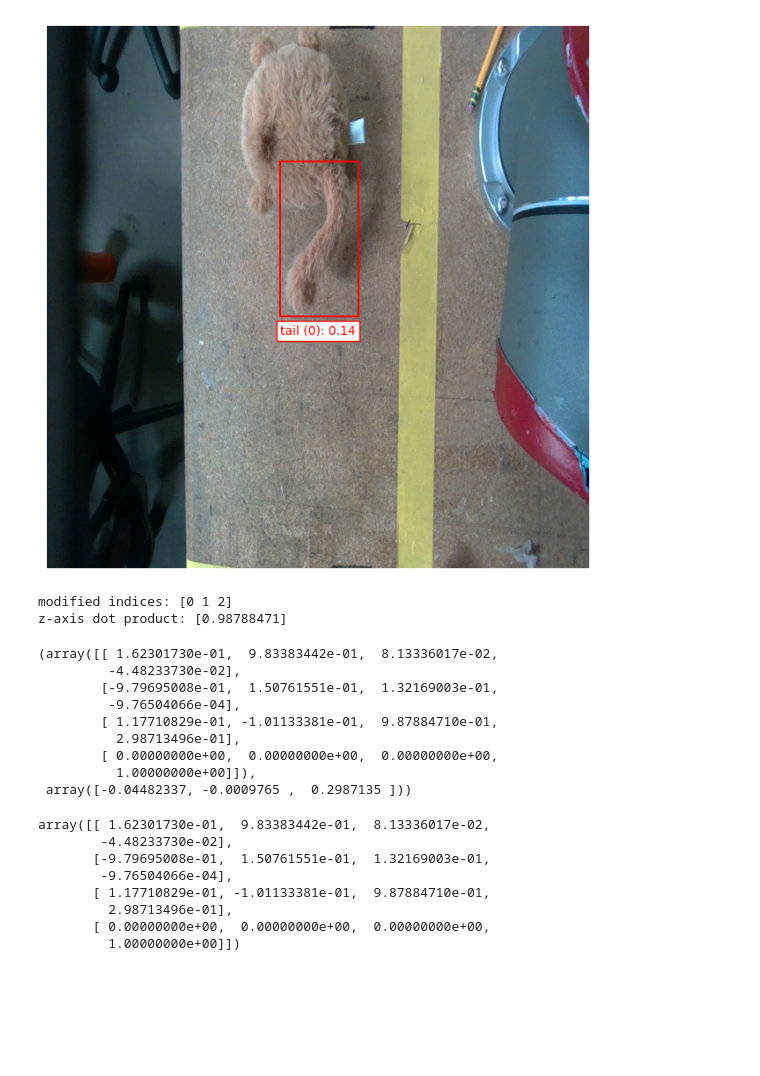
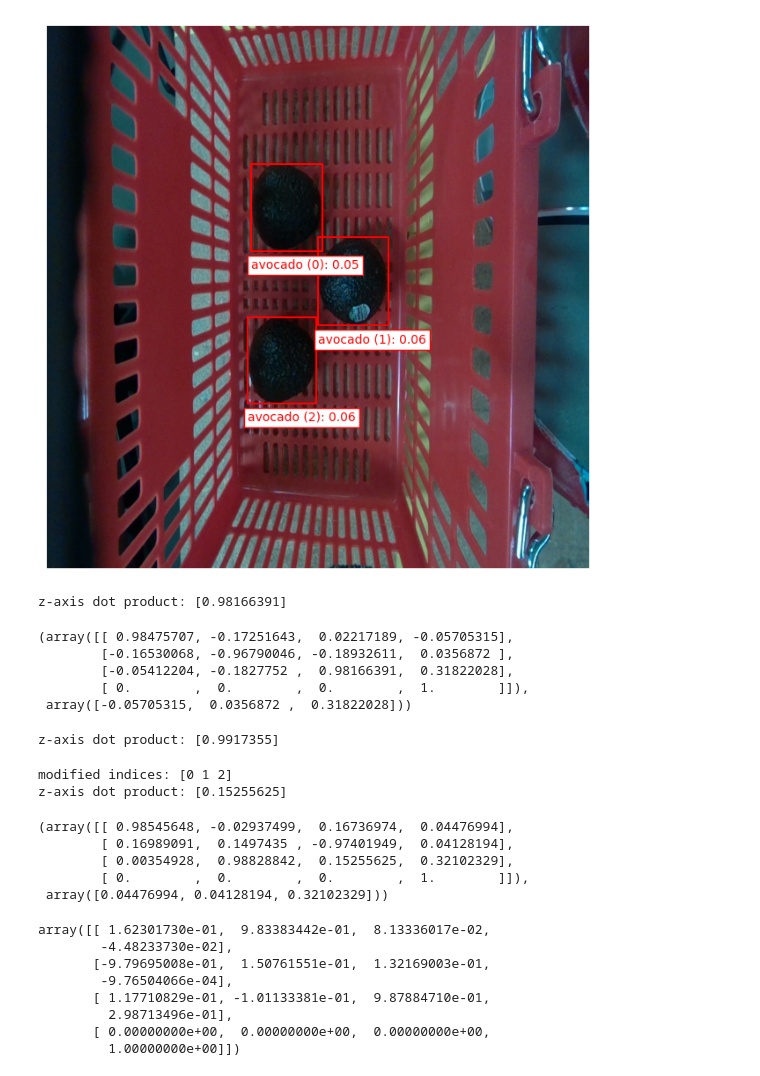
Before and after one commit to correlllab/MAGPIE, a Jupyter notebook: open_grasp.ipynb, the cells around one changed output. Drawn from its saved outputs; the diff is of its cells as text; code cells hidden in the pictures; blank space fills up the shorter version.

```diff
--- a/open_grasp.ipynb
+++ b/open_grasp.ipynb
@@ -21,23 +21,23 @@ mask_sam = MaskSAM(ckpt)
 # %%
 p, rgbd_image = rsc.getPCD()
 image = np.array(rgbd_image.color)
 queries = ["a photo of an apple", "a photo of a lemon", "a photo of a lime", "a photo of a pear", "a photo of a onion"]
 queries = ["a photo of an blue cylindrical container", "a photo of a small red cubic block", "a photo of a screwdriver handle" ]
 queries = ["a photo of a black student ID card", "a photo of a small orange fruit", "a photo of a small plastic bag"]
 queries = ["a photo of an avocado", "a photo of a small orange fruit", "a photo of a small plastic bag", "a photo of a paper airplane"]
 queries = ["a photo of a water bottle with a red top"]
-queries = ["a photo of a tail"]
+queries = ["a photo of an avocado"]
 # queries = ["a photo of a tail"]
 # queries = ["a photo of a black handle of a pair of scissors"]
 abbrevq = ["apple", "lemon", "lime", "pear", "onion"]
 abbrevq = ["blue", "block", "handle"]
 abbrevq = ["card", "orange", "bag"]
 abbrevq = ["avocado", "orange", "bag", "paper airplane"]
-abbrevq = ["tail"]
-label_vit.set_threshold(0.105)
+abbrevq = ["avocado"]
+label_vit.set_threshold(0.05)
 bboxes, uboxes = label_vit.label(image, queries, abbrevq, plot=True)
 # %% [output]
-[figure, old version]
+[figure, new version]
 # %%
 index = 0
 # this does the [x, y, z] --> [y, -x, z] grasp pose switch, and the -y inversio on the y-axis orientation
@@ -50,22 +50,58 @@ rgbd_image, cpcd, tmat = pcd.get_segment(label_vit.boxes,
                                         #  type="box",
                                         #  method="quat",
                                          method="iterative",
-                                        #  display=True,
                                          display=False,
+                                        #  display=False,
                                          viz_scale=1000)
 tmat, tmat[:3, 3]
 # %% [output]
-modified indices: [0 1 2]
-z-axis dot product: [0.98788471]
+z-axis dot product: [0.98166391]
-(array([[ 1.62301730e-01,  9.83383442e-01,  8.13336017e-02,
-         -4.48233730e-02],
-        [-9.79695008e-01,  1.50761551e-01,  1.32169003e-01,
-         -9.76504066e-04],
-        [ 1.17710829e-01, -1.01133381e-01,  9.87884710e-01,
-          2.98713496e-01],
-        [ 0.00000000e+00,  0.00000000e+00,  0.00000000e+00,
-          1.00000000e+00]]),
- array([-0.04482337, -0.0009765 ,  0.2987135 ]))
+(array([[ 0.98475707, -0.17251643,  0.02217189, -0.05705315],
+        [-0.16530068, -0.96790046, -0.18932611,  0.0356872 ],
+        [-0.05412204, -0.1827752 ,  0.98166391,  0.31822028],
+        [ 0.        ,  0.        ,  0.        ,  1.        ]]),
+ array([-0.05705315,  0.0356872 ,  0.31822028]))
+# %%
+index = 1
+# this does the [x, y, z] --> [y, -x, z] grasp pose switch, and the -y inversio on the y-axis orientation
+# rgbd_image, cpcd, tmat = pcd|.get_segment(label_vit.boxes, index, rgbd_image, rsc, type="box", display=False)
+rgbd_image, cpcd1, tmat = pcd.get_segment(label_vit.boxes,
+                                         index,
+                                         rgbd_image,
+                                         rsc,
+                                         type="box-dbscan",
+                                        #  type="box",
+                                        #  method="quat",
+                                         method="iterative",
+                                         display=False,
+                                        #  display=False,
+                                         viz_scale=1000)
+# %% [output]
+z-axis dot product: [0.9917355]
+# %%
+index = 2
+# this does the [x, y, z] --> [y, -x, z] grasp pose switch, and the -y inversio on the y-axis orientation
+# rgbd_image, cpcd, tmat = pcd|.get_segment(label_vit.boxes, index, rgbd_image, rsc, type="box", display=False)
+rgbd_image, cpcd2, tmat = pcd.get_segment(label_vit.boxes,
+                                         index,
+                                         rgbd_image,
+                                         rsc,
+                                         type="box-dbscan",
+                                        #  type="box",
+                                        #  method="quat",
+                                         method="iterative",
+                                         display=False,
+                                        #  display=False,
+                                         viz_scale=1000)
+tmat, tmat[:3, 3]
+# %% [output]
+modified indices: [0 1 2]
+z-axis dot product: [0.15255625]
+(array([[ 0.98545648, -0.02937499,  0.16736974,  0.04476994],
+        [ 0.16989091,  0.1497435 , -0.97401949,  0.04128194],
+        [ 0.00354928,  0.98828842,  0.15255625,  0.32102329],
+        [ 0.        ,  0.        ,  0.        ,  1.        ]]),
+ array([0.04476994, 0.04128194, 0.32102329]))
 # %%
 tmat
 # %% [output]
```
Also changed, not shown: parts of 14 cells of this notebook, 2 other files.
